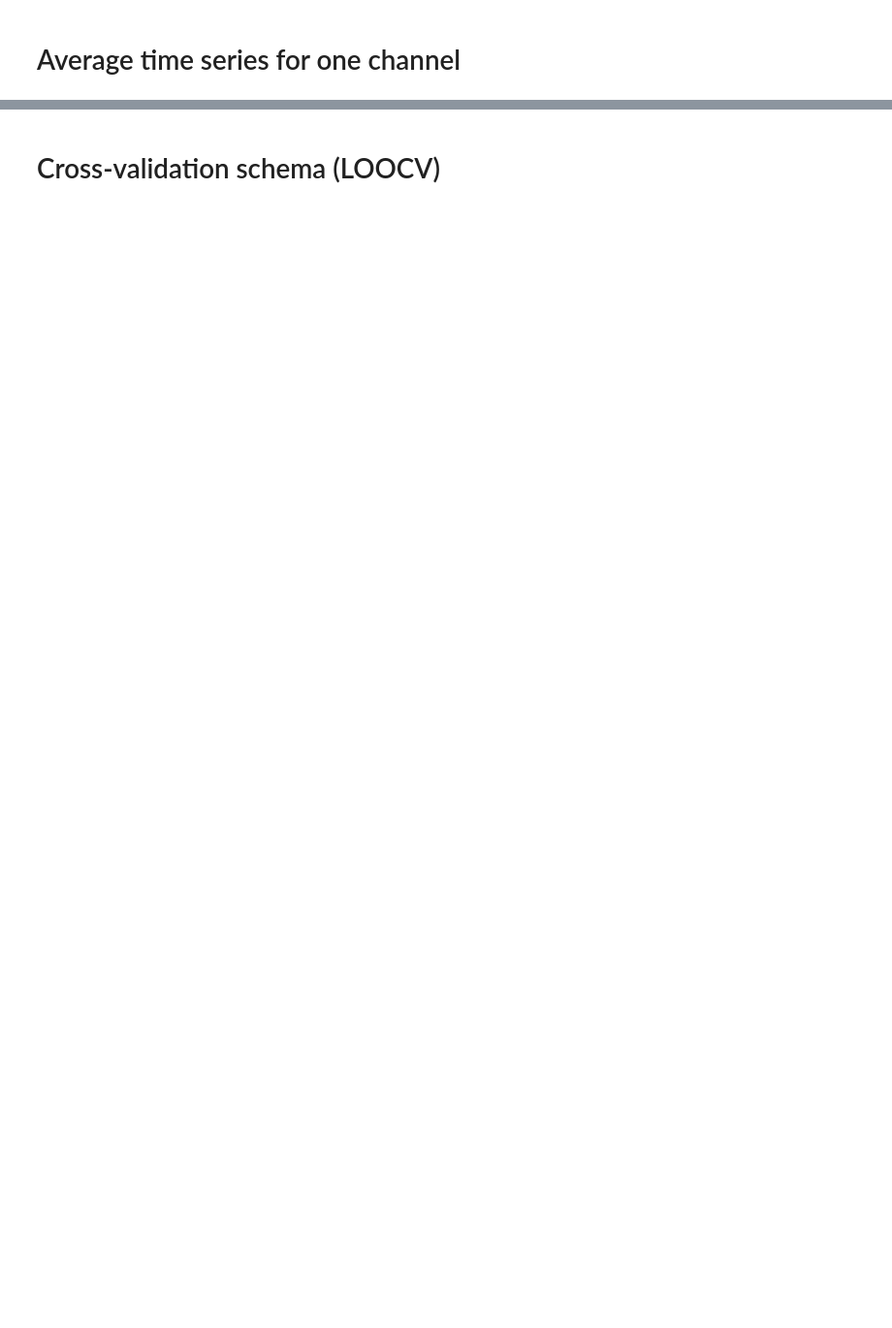
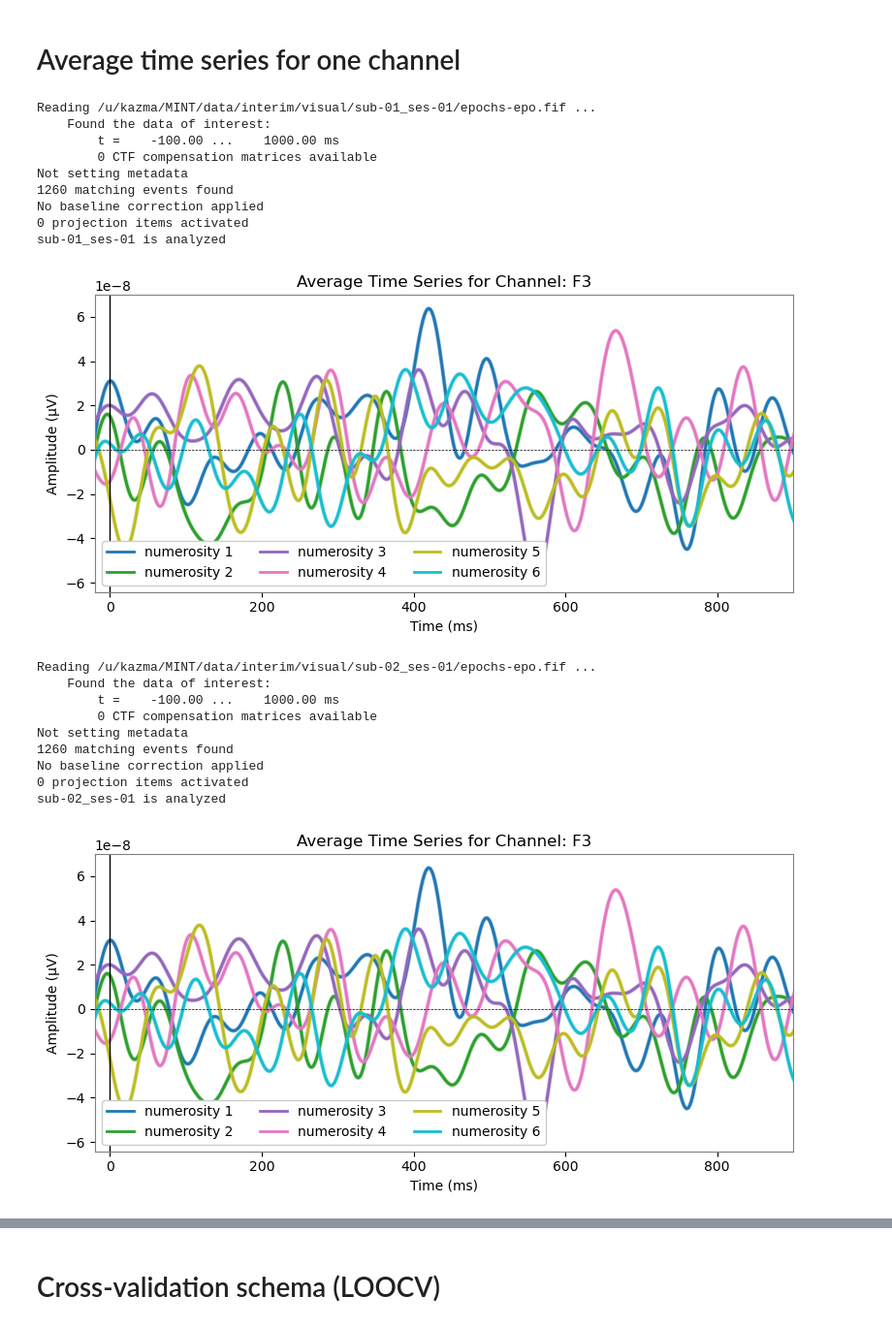
Before and after one commit to KazukiMaruo/2025_MINT, a Jupyter notebook: code/1st-level/2_decoding.ipynb, the cells around one changed output, grey strips where cells are left out. Shown at 97% size. Saved outputs shown, nothing was run; the diff lists cells and outputs as text; code cells hidden in the pictures; blank space fills up the shorter version.

```diff
--- a/code/1st-level/2_decoding.ipynb
+++ b/code/1st-level/2_decoding.ipynb
@@ -20,12 +23,12 @@ import matplotlib.pyplot as plt
 
 # Set the working directory
 path = "/u/kazma/MINT/data/interim/visual"
-folders = [f for f in os.listdir(path) if os.path.isdir(os.path.join(path, f))]
-folders_sorted = sorted(folders, key=lambda x: int(re.search(r'\d+', x).group())) # Sort the folders based on the numeric part after "sub-"
+sub_folders = [f for f in os.listdir(path) if os.path.isdir(os.path.join(path, f))]
+sub_folders_sorted = sorted(sub_folders, key=lambda x: int(re.search(r'\d+', x).group())) # Sort the folders based on the numeric part after "sub-"
 
 
 
-for sub_loop in folders_sorted:
+for sub_loop in sub_folders_sorted:
 
     # subject folder
     sub_filename = os.path.join(path, sub_loop, 'epochs-epo.fif')
@@ -60,30 +63,51 @@ for sub_loop in folders_sorted:
         channel_index = evoked.ch_names.index(channel_name)  # Get index of the channel
         channel_data = evoked.data[channel_index]  # Get the data for the specific channel
         times = evoked.times * 1000  # Convert time to milliseconds
 
         # Store the data
         averaged_data[condition_names[i]] = channel_data
 
         # Plot the channel data
         plt.plot(times, channel_data, color=colors[i], linewidth=3, alpha=0.5)
         plt.plot(times, channel_data, label=condition_names[i], color=colors[i], linewidth=2)  # Plot time series
 
     # Customize the plot
     plt.title('Average Time Series for Channel: ' + channel_name)
     plt.xlabel('Time (ms)')
     plt.ylabel('Amplitude (µV)')
     plt.axhline(0, color='black', linestyle='--', linewidth=0.5)  # Add a horizontal line at y=0
     plt.axvline(0, color='black', linestyle='-', linewidth=1)  # Add a vertical line at t=0
     plt.xlim(-20, 900)  # Set x-axis limits
     # plt.ylim(-2.0e-8, 2.0e-8)  # Set y-axis limits
     plt.legend(ncol=3, loc='lower left', framealpha=1)
 
     # Set the box line color to gray
     ax = plt.gca()
     ax.spines['top'].set_color('gray')
     ax.spines['right'].set_color('gray')
     ax.spines['bottom'].set_color('gray')
     ax.spines['left'].set_color('gray')
 
     plt.tight_layout()
     plt.show()
+# %% [output]
+Reading /u/kazma/MINT/data/interim/visual/sub-01_ses-01/epochs-epo.fif ...
+    Found the data of interest:
+        t =    -100.00 ...    1000.00 ms
+        0 CTF compensation matrices available
+Not setting metadata
+1260 matching events found
+No baseline correction applied
+0 projection items activated
+sub-01_ses-01 is analyzed
+[figure, added]
+Reading /u/kazma/MINT/data/interim/visual/sub-02_ses-01/epochs-epo.fif ...
+    Found the data of interest:
+        t =    -100.00 ...    1000.00 ms
+        0 CTF compensation matrices available
+Not setting metadata
+1260 matching events found
+No baseline correction applied
+0 projection items activated
+sub-02_ses-01 is analyzed
+[figure, added]
```
Also changed, not shown: parts of 12 cells of this notebook.
